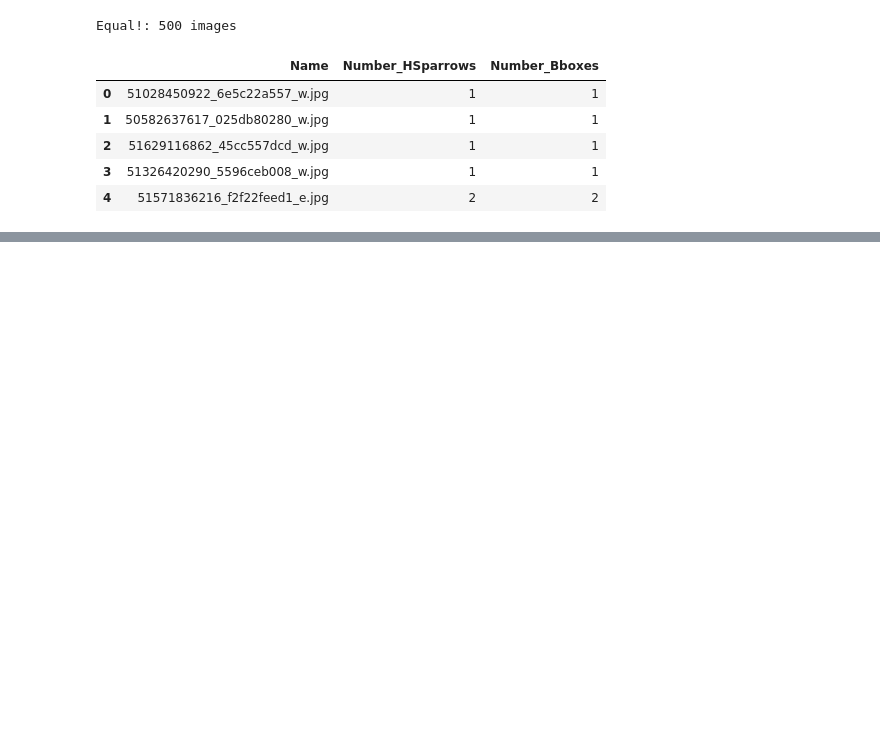
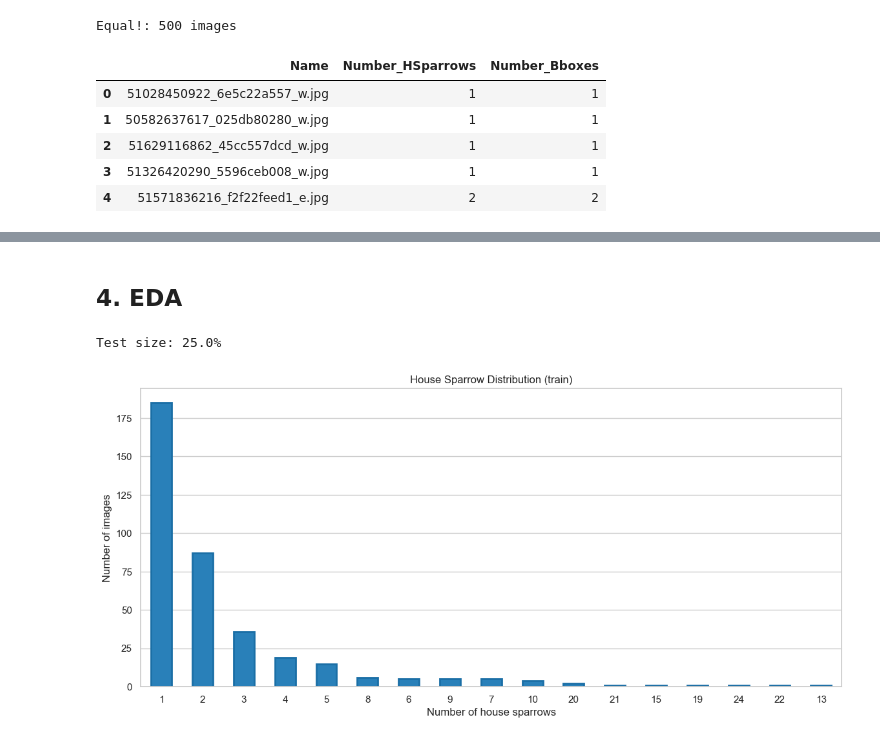
Before and after one commit to data42lana/end-to-end-cv-mlops-project, a Jupyter notebook: notebooks/EDA.ipynb, the cells around one changed output, grey strips where cells are left out. Saved outputs shown, nothing was run; the diff lists cells and outputs as text; code cells hidden in the pictures; blank space fills up the shorter version.

```diff
--- a/notebooks/EDA.ipynb
+++ b/notebooks/EDA.ipynb
@@ -114,8 +115,8 @@ compare_two_img_lists(hs_img_names, bbox_img_names)
 # %% [output]
 Equal!: 500 images
 # %%
-# Exclude the wrong entry
-hs_img_info_df = hs_img_info_df[hs_img_info_df.Name != '32080514535_28e593ce40_c.jpg']
+# # Exclude the wrong entry
+# hs_img_info_df = hs_img_info_df[hs_img_info_df.Name != 'img_name.jpg']
 # %%
 bbox_number_df = (
     hs_img_bbox_df['image_name'].value_counts()
@@ -193,0 +176,40 @@ All of the image windows are closed.
+# %% [markdown]
+## 4. EDA
+# %%
+X = hs_img_info_df['Name']
+y = hs_img_info_df['Number_HSparrows']
+groups = hs_img_info_df['Author']
+
+# Split the images into train and test
+# by groups of authors and the number of house sparrows as classes
+split = StratifiedGroupKFold(n_splits=5, shuffle=True, random_state=0)
+train_ids, test_ids = next(split.split(X, y, groups))
+test_size = len(test_ids)/(len(train_ids) + len(test_ids))
+print(f'Test size: {test_size:0.1%}')
+# %% [output]
+Test size: 25.0%
+# %%
+def draw_series_barplot(series, x_label="", y_label="", title=""):
+    """Draw a bar plot from pd.Series."""
+    fig, ax = plt.subplots(figsize=(14, 6))
+
+    series.plot.bar(ax=ax, edgecolor='#1B6FA6',
+                    linewidth=2, width=0.5, rot=0)
+
+    ax.xaxis.grid(False)
+    plt.xlabel(x_label)
+    plt.ylabel(y_label)
+    plt.title(title)
+    plt.show()
+# %%
+# Set general plot parameters
+sns.set_theme(style='whitegrid')
+sns.set_palette(['#2980B9'])
+# %%
+# Draw a bar set to show the number of house sparrows in the train images
+draw_series_barplot(y[train_ids].value_counts(),
+                    x_label="Number of house sparrows",
+                    y_label="Number of images",
+                    title="House Sparrow Distribution (train)")
+# %% [output]
+[figure, added]
```
Also changed, not shown: parts of 12 cells of this notebook, 1 other file.
